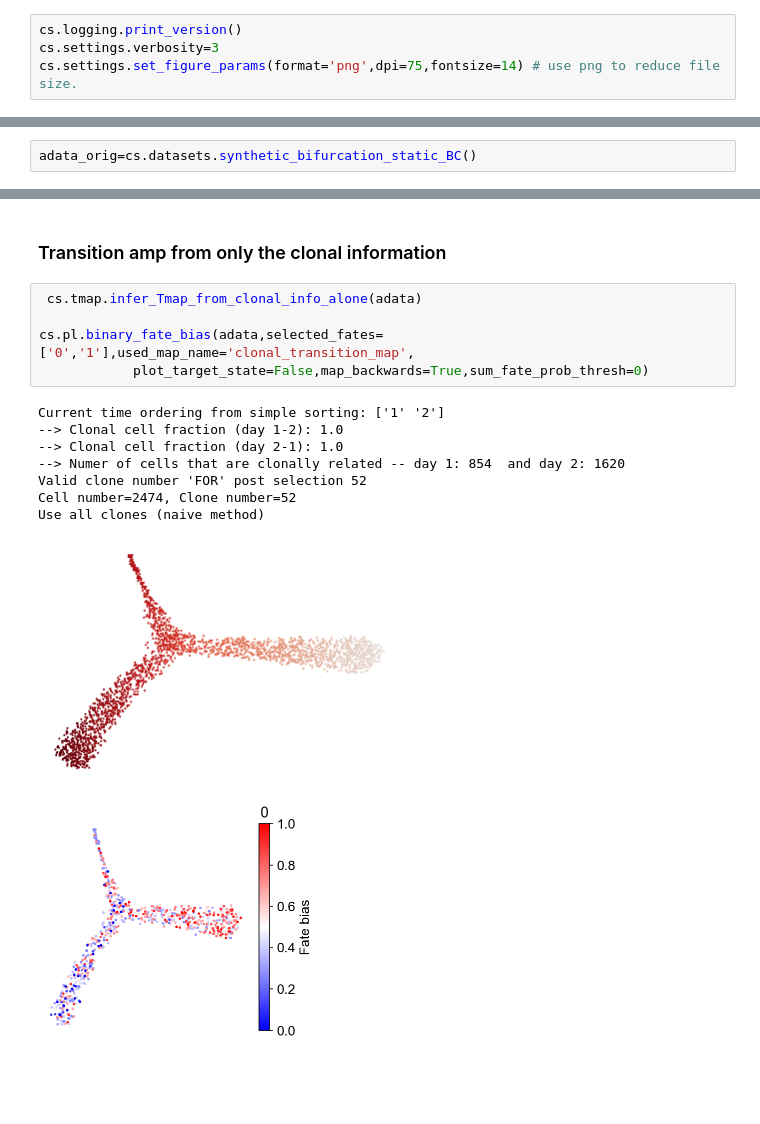
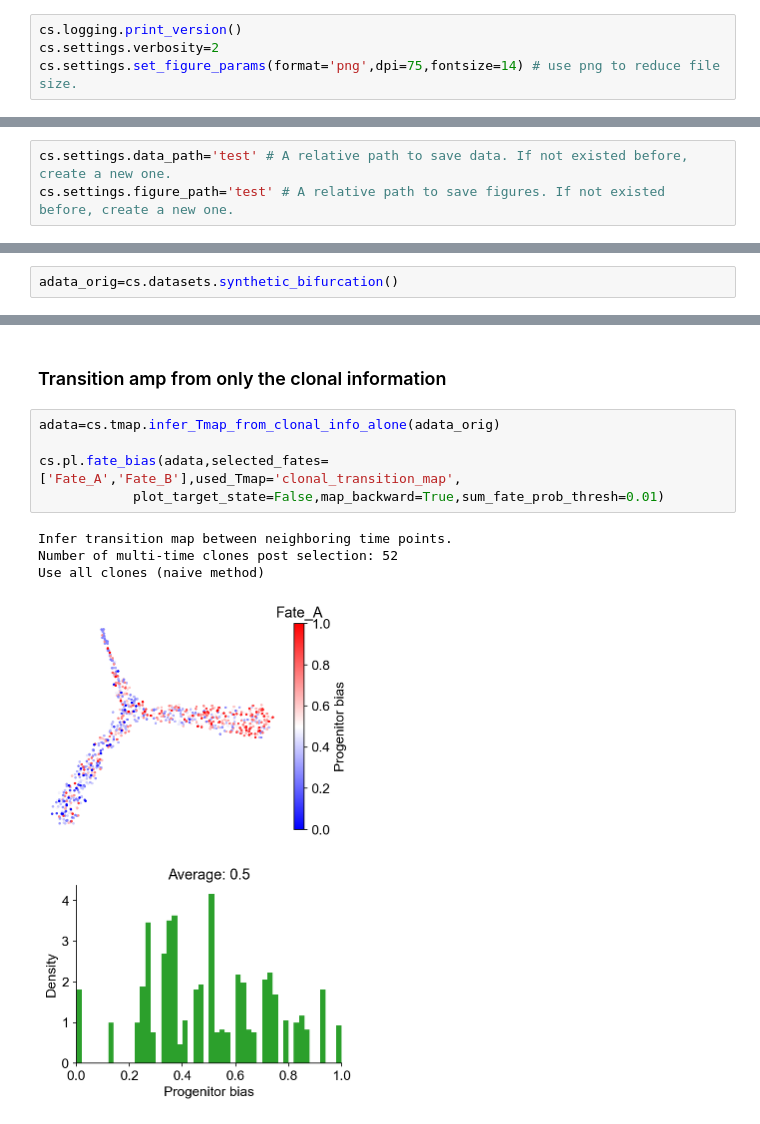
Before and after one commit to AllonKleinLab/cospar, a Jupyter notebook: docs/source/20210120-Bifurcation_model_static_barcoding.ipynb, the cells around one changed output, grey strips where cells are left out. Drawn from its saved outputs; the diff is of its cells as text; blank space fills up the shorter version.

```diff
--- a/docs/source/20210120-Bifurcation_model_static_barcoding.ipynb
+++ b/docs/source/20210120-Bifurcation_model_static_barcoding.ipynb
@@ -9,5 +14,5 @@ import cospar as cs
 # %%
 cs.logging.print_version()
-cs.settings.verbosity=3
+cs.settings.verbosity=2
 cs.settings.set_figure_params(format='png',dpi=75,fontsize=14) # use png to reduce file size.
 # %% [output]
@@ -15,7 +20,10 @@ Running cospar 0.0.8 (python 3.6.12) on 2021-02-17 18:28.
+# %%
+cs.settings.data_path='test' # A relative path to save data. If not existed before, create a new one.
+cs.settings.figure_path='test' # A relative path to save figures. If not existed before, create a new one.
 # %% [markdown]
 ## Loading data
 # %%
-adata_orig=cs.datasets.synthetic_bifurcation_static_BC()
+adata_orig=cs.datasets.synthetic_bifurcation()
 # %%
 adata_orig
 # %% [output]
@@ -126,17 +132,13 @@ cs.pl.binary_fate_bias(adata,selected_fates=['0','1'],used_map_name='transition_
 # %% [markdown]
 ### Transition amp from only the clonal information
 # %%
- cs.tmap.infer_Tmap_from_clonal_info_alone(adata)
+adata=cs.tmap.infer_Tmap_from_clonal_info_alone(adata_orig)
 
-cs.pl.binary_fate_bias(adata,selected_fates=['0','1'],used_map_name='clonal_transition_map',
-            plot_target_state=False,map_backwards=True,sum_fate_prob_thresh=0)
+cs.pl.fate_bias(adata,selected_fates=['Fate_A','Fate_B'],used_Tmap='clonal_transition_map',
+            plot_target_state=False,map_backward=True,sum_fate_prob_thresh=0.01)
 # %% [output]
-Current time ordering from simple sorting: ['1' '2']
---> Clonal cell fraction (day 1-2): 1.0
---> Clonal cell fraction (day 2-1): 1.0
---> Numer of cells that are clonally related -- day 1: 854  and day 2: 1620
-Valid clone number 'FOR' post selection 52
-Cell number=2474, Clone number=52
+Infer transition map between neighboring time points.
+Number of multi-time clones post selection: 52
 Use all clones (naive method)
-[figure, old version]
+[figure, new version]
-[figure, old version]
+[figure, new version]
```
Also changed, not shown: parts of 19 cells of this notebook, 19 other files.
